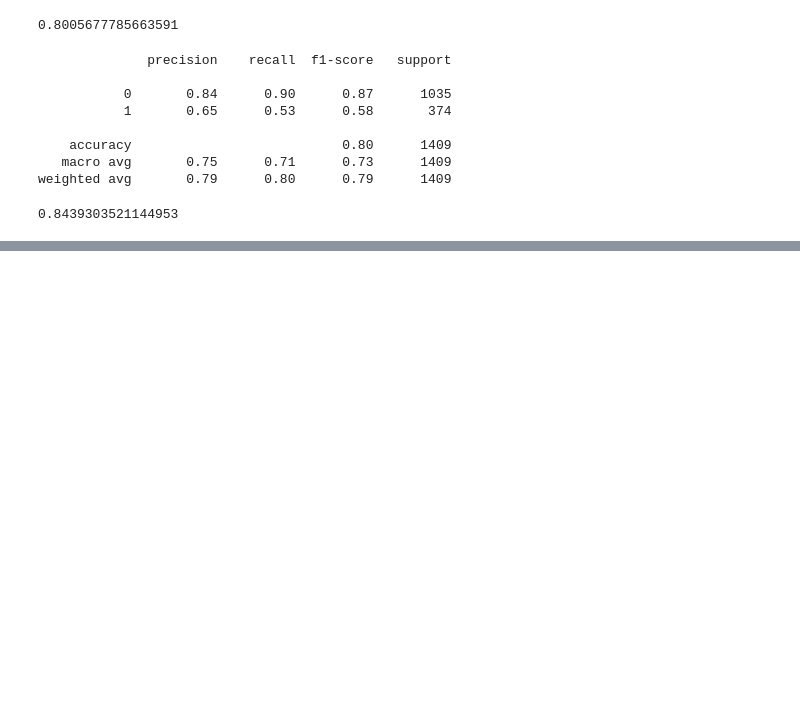
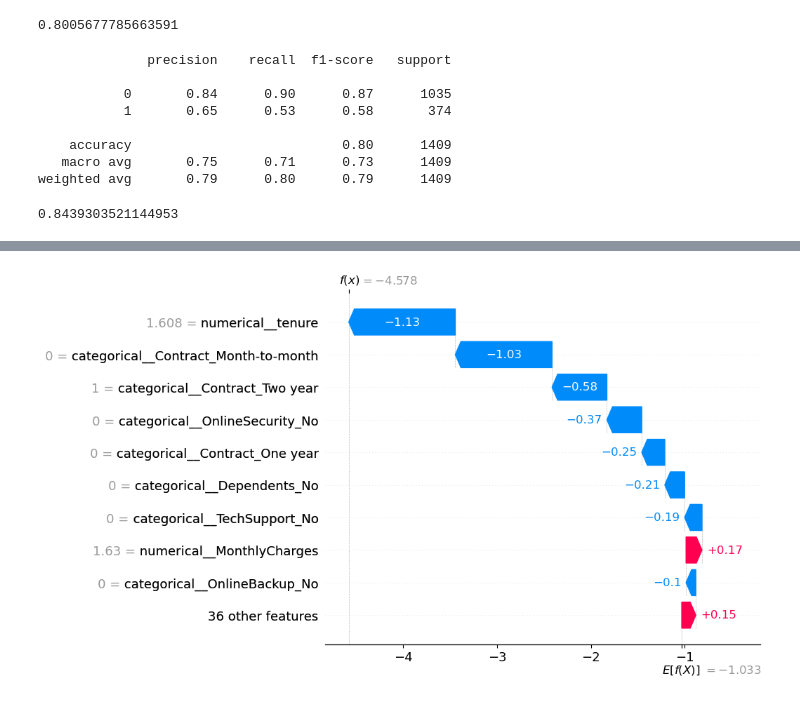
Before and after one commit to aahannigamofficial/IBM_Churn_Dataset, a Jupyter notebook: notebooks/02_preprocessing.ipynb, the cells around one changed output, grey strips where cells are left out. Cells and saved outputs as stored; diff of their text form; code cells hidden in the pictures; blank space fills up the shorter version.

```diff
--- a/notebooks/02_preprocessing.ipynb
+++ b/notebooks/02_preprocessing.ipynb
@@ -243,0 +316,7 @@ roc_auc_score(y_test, xgb_prob)
+# %%
+customer_index = 0
+customer_shap = shap_values[customer_index]
+print(X_test.iloc[customer_index])
+print(xgb_pipeline.predict(X_test.iloc[[customer_index]]))
+print(xgb_pipeline.predict_proba(X_test.iloc[[customer_index]]))
+X_test.iloc[[customer_index]]
@@ -243,0 +343,10 @@ roc_auc_score(y_test, xgb_prob)
+# %%
+customer_explanation = explainer(
+    X_test_processed[customer_index:customer_index + 1]
+)
+
+customer_explanation.feature_names = feature_names
+
+shap.waterfall_plot(customer_explanation[0])
+# %% [output]
+[figure, added]
```
Also changed, not shown: parts of 10 cells of this notebook.
